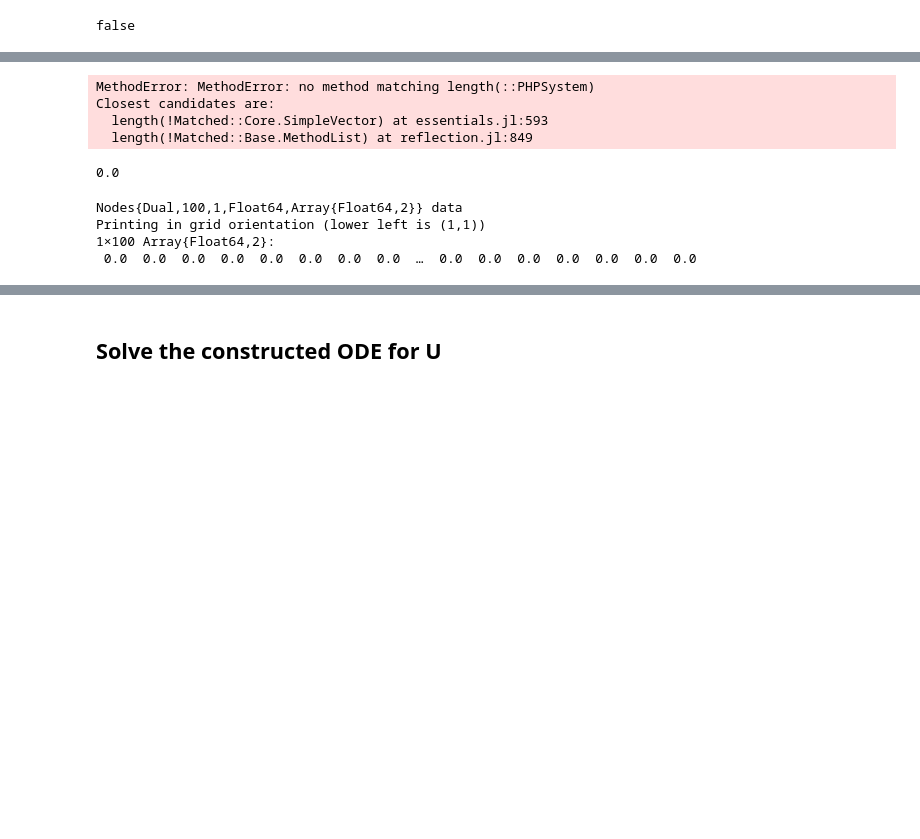
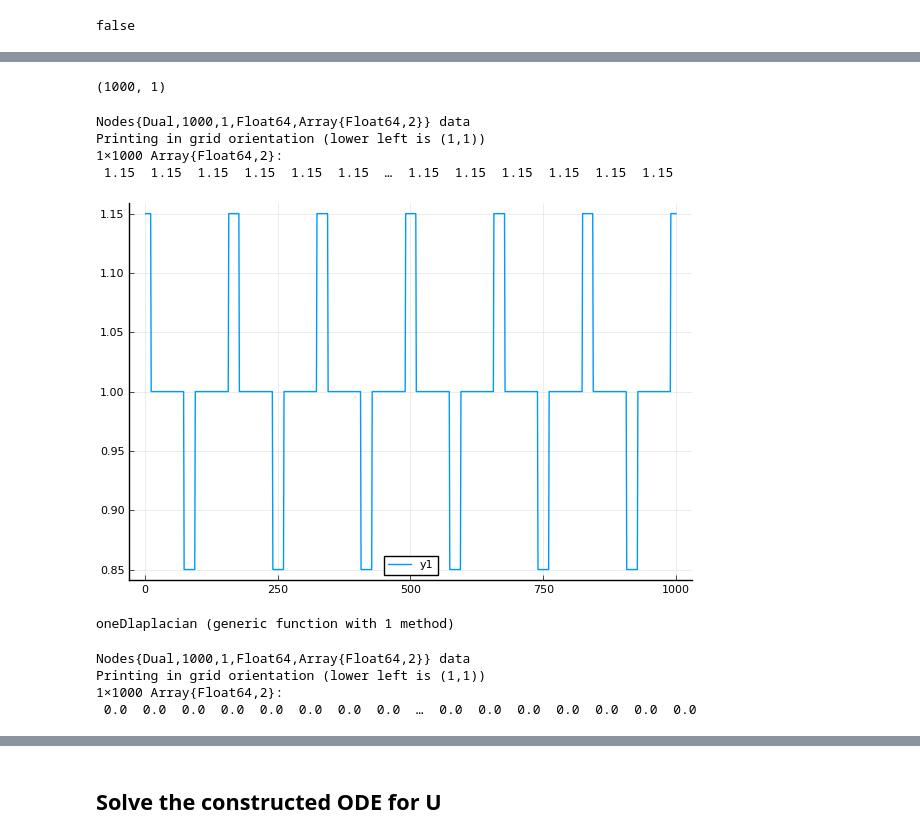
Before and after one commit to liyuxuan48/OneDThermalFlow, a Jupyter notebook: examples/U shape PHP dynamics with many liquid slugs-with wall.ipynb, the cells around one changed output, grey strips where cells are left out. Saved outputs shown, nothing was run; the diff lists cells and outputs as text; code cells hidden in the pictures; blank space fills up the shorter version.

```diff
--- a/examples/U shape PHP dynamics with many liquid slugs-with wall.ipynb
+++ b/examples/U shape PHP dynamics with many liquid slugs-with wall.ipynb
@@ -138,20 +137,53 @@ Foo (generic function with 1 method)
-# %%
-settemperature!(Θᵣ,x,sys0)
-# %% [output]
-MethodError: MethodError: no method matching length(::PHPSystem)
-Closest candidates are:
-  length(!Matched::Core.SimpleVector) at essentials.jl:593
-  length(!Matched::Base.MethodList) at reflection.jl:849
-# %%
-x = Nodes(Dual,(100,1))
-u0[50]
-#
-# %% [output]
-0.0
-# %%
-laplacian(u0)
-# %% [output]
-Nodes{Dual,100,1,Float64,Array{Float64,2}} data
-Printing in grid orientation (lower left is (1,1))
-1×100 Array{Float64,2}:
- 0.0  0.0  0.0  0.0  0.0  0.0  0.0  0.0  …  0.0  0.0  0.0  0.0  0.0  0.0  0.0
+# %%
+size(x)
+# %% [output]
+(1000, 1)
+# %%
+N = 1000
+
+x = Nodes(Dual,(N,1))
+θᵣ = Nodes(Dual,(N,1))
+θᵣ .= reshape(ones(N),N,1)
+
+x .= LinRange(0, sys0.tube.L, N)
+
+
+θᵣ .= settemperature!.(θᵣ,x,[sys0])
+# %% [output]
+Nodes{Dual,1000,1,Float64,Array{Float64,2}} data
+Printing in grid orientation (lower left is (1,1))
+1×1000 Array{Float64,2}:
+ 1.15  1.15  1.15  1.15  1.15  1.15  …  1.15  1.15  1.15  1.15  1.15  1.15
+# %%
+plot([θᵣ])
+# %% [output]
+[figure, added]
+# %%
+function oneDlaplacian(x)
+    N = size(x,1)
+    twoDx =  Nodes(Dual,(N,5))
+
+    twoDx[:,1] = x
+    twoDx[:,2] = twoDx[:,1]
+    twoDx[:,3] = twoDx[:,1]
+    twoDx[:,4] = twoDx[:,1]
+    twoDx[:,5] = twoDx[:,1]
+
+    laptwoDx = Nodes(Dual,(N,5))
+    laponeDx = Nodes(Dual,(N,1))
+
+    laptwoDx = laplacian(twoDx)
+
+    laponeDx .= laptwoDx[:,3]
+
+    return laponeDx
+end
+# %% [output]
+oneDlaplacian (generic function with 1 method)
+# %%
+lapθᵣ = oneDlaplacian(θᵣ)
+# %% [output]
+Nodes{Dual,1000,1,Float64,Array{Float64,2}} data
+Printing in grid orientation (lower left is (1,1))
+1×1000 Array{Float64,2}:
+ 0.0  0.0  0.0  0.0  0.0  0.0  0.0  0.0  …  0.0  0.0  0.0  0.0  0.0  0.0  0.0
```
Also changed, not shown: parts of 19 cells of this notebook.
